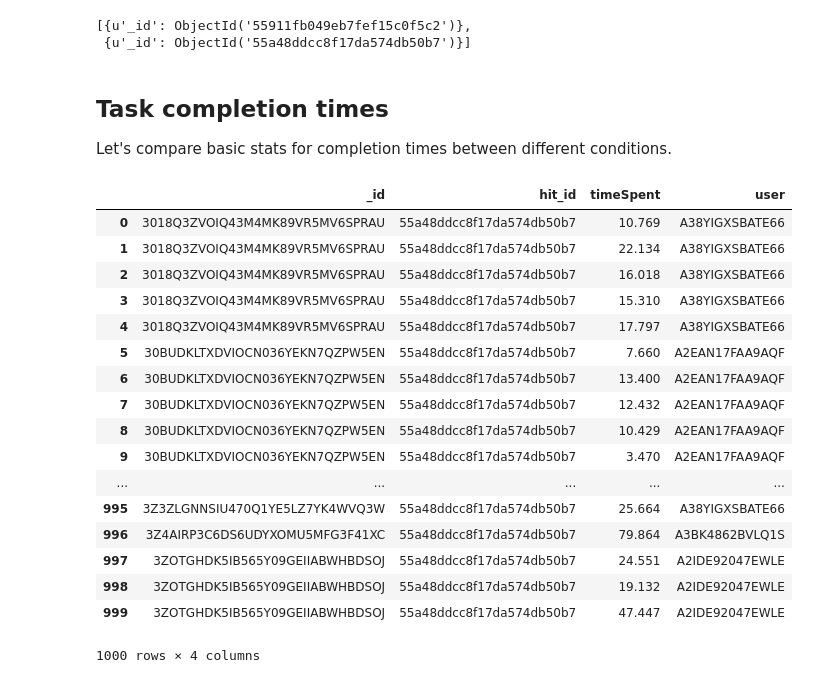
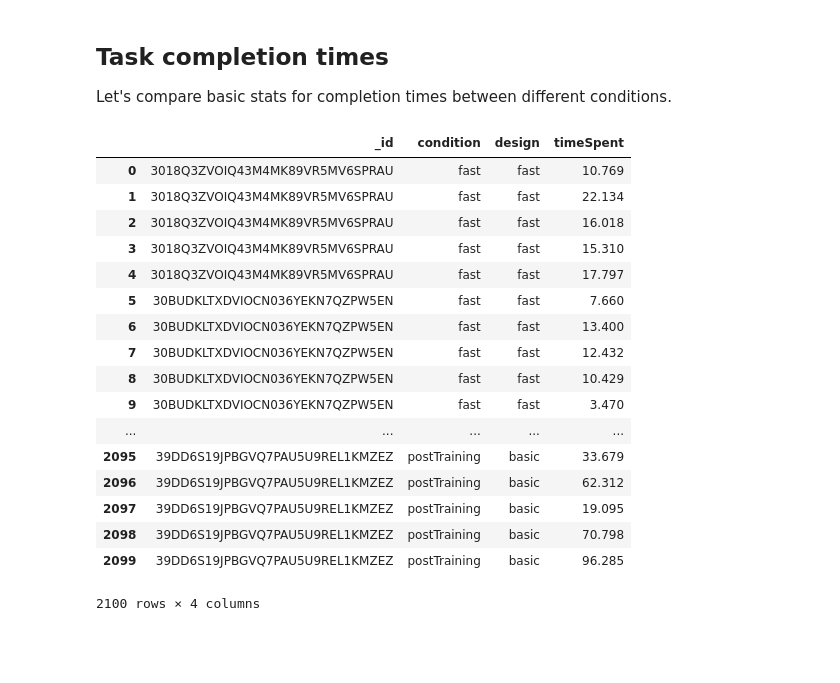
Before and after one commit to organisciak/dissertation, a Jupyter notebook: analysis/Tagging Analysis - Time.ipynb, the cells around one changed output. Drawn from its saved outputs; the diff is of its cells as text; code cells hidden in the pictures; blank space fills up the shorter version.

Commit message:
Time analysis

```diff
--- a/analysis/Tagging Analysis - Time.ipynb
+++ b/analysis/Tagging Analysis - Time.ipynb
@@ -12,40 +12,38 @@ db = client['crowdy']
 db.collection_names()
 hits = db.hits
 ts = db.tasksets
-# %%
-hits = db.hits
-list(hits.find({},{'_id':1}))
-# %% [output]
-[{u'_id': ObjectId('55911fb049eb7fef15c0f5c2')},
- {u'_id': ObjectId('55a48ddcc8f17da574db50b7')}]
 # %% [markdown]
 ## Task completion times
 
 Let's compare basic stats for completion times between different conditions.
 # %%
-times = ts.aggregate([
-    {'$match':{'user':{'$ne':"Peter"}}},
+time_search = ts.aggregate([
+    {'$match':{'meta.test':False, 'meta.type':'image tagging'}},
     {'$unwind':'$tasks'},
-    {'$project':{'timeSpent':'$tasks.timeSpent', 'user':1,'hit_id':1}},
+    {'$project':{
+                'timeSpent':'$tasks.timeSpent',
+                'design': '$meta.design',
+                'condition': '$meta.condition'
+            }},
 ])
-a = pd.DataFrame(list(times))
-a
+times = pd.DataFrame(list(time_search))
+times
 # %% [output]
-|  | _id | hit_id | timeSpent | user |
-| 0 | 3018Q3ZVOIQ43M4MK89VR5MV6SPRAU | 55a48ddcc8f17da574db50b7 | 10.769 | A38YIGXSBATE66 |
-| 1 | 3018Q3ZVOIQ43M4MK89VR5MV6SPRAU | 55a48ddcc8f17da574db50b7 | 22.134 | A38YIGXSBATE66 |
-| 2 | 3018Q3ZVOIQ43M4MK89VR5MV6SPRAU | 55a48ddcc8f17da574db50b7 | 16.018 | A38YIGXSBATE66 |
-| 3 | 3018Q3ZVOIQ43M4MK89VR5MV6SPRAU | 55a48ddcc8f17da574db50b7 | 15.310 | A38YIGXSBATE66 |
-| 4 | 3018Q3ZVOIQ43M4MK89VR5MV6SPRAU | 55a48ddcc8f17da574db50b7 | 17.797 | A38YIGXSBATE66 |
-| 5 | 30BUDKLTXDVIOCN036YEKN7QZPW5EN | 55a48ddcc8f17da574db50b7 | 7.660 | A2EAN17FAA9AQF |
-| 6 | 30BUDKLTXDVIOCN036YEKN7QZPW5EN | 55a48ddcc8f17da574db50b7 | 13.400 | A2EAN17FAA9AQF |
-| 7 | 30BUDKLTXDVIOCN036YEKN7QZPW5EN | 55a48ddcc8f17da574db50b7 | 12.432 | A2EAN17FAA9AQF |
-| 8 | 30BUDKLTXDVIOCN036YEKN7QZPW5EN | 55a48ddcc8f17da574db50b7 | 10.429 | A2EAN17FAA9AQF |
-| 9 | 30BUDKLTXDVIOCN036YEKN7QZPW5EN | 55a48ddcc8f17da574db50b7 | 3.470 | A2EAN17FAA9AQF |
+|  | _id | condition | design | timeSpent |
+| 0 | 3018Q3ZVOIQ43M4MK89VR5MV6SPRAU | fast | fast | 10.769 |
+| 1 | 3018Q3ZVOIQ43M4MK89VR5MV6SPRAU | fast | fast | 22.134 |
+| 2 | 3018Q3ZVOIQ43M4MK89VR5MV6SPRAU | fast | fast | 16.018 |
+| 3 | 3018Q3ZVOIQ43M4MK89VR5MV6SPRAU | fast | fast | 15.310 |
+| 4 | 3018Q3ZVOIQ43M4MK89VR5MV6SPRAU | fast | fast | 17.797 |
+| 5 | 30BUDKLTXDVIOCN036YEKN7QZPW5EN | fast | fast | 7.660 |
+| 6 | 30BUDKLTXDVIOCN036YEKN7QZPW5EN | fast | fast | 13.400 |
+| 7 | 30BUDKLTXDVIOCN036YEKN7QZPW5EN | fast | fast | 12.432 |
+| 8 | 30BUDKLTXDVIOCN036YEKN7QZPW5EN | fast | fast | 10.429 |
+| 9 | 30BUDKLTXDVIOCN036YEKN7QZPW5EN | fast | fast | 3.470 |
 | ... | ... | ... | ... | ... |
-| 995 | 3Z3ZLGNNSIU470Q1YE5LZ7YK4WVQ3W | 55a48ddcc8f17da574db50b7 | 25.664 | A38YIGXSBATE66 |
-| 996 | 3Z4AIRP3C6DS6UDYXOMU5MFG3F41XC | 55a48ddcc8f17da574db50b7 | 79.864 | A3BK4862BVLQ1S |
-| 997 | 3ZOTGHDK5IB565Y09GEIIABWHBDSOJ | 55a48ddcc8f17da574db50b7 | 24.551 | A2IDE92047EWLE |
-| 998 | 3ZOTGHDK5IB565Y09GEIIABWHBDSOJ | 55a48ddcc8f17da574db50b7 | 19.132 | A2IDE92047EWLE |
-| 999 | 3ZOTGHDK5IB565Y09GEIIABWHBDSOJ | 55a48ddcc8f17da574db50b7 | 47.447 | A2IDE92047EWLE |
+| 2095 | 39DD6S19JPBGVQ7PAU5U9REL1KMZEZ | postTraining | basic | 33.679 |
+| 2096 | 39DD6S19JPBGVQ7PAU5U9REL1KMZEZ | postTraining | basic | 62.312 |
+| 2097 | 39DD6S19JPBGVQ7PAU5U9REL1KMZEZ | postTraining | basic | 19.095 |
+| 2098 | 39DD6S19JPBGVQ7PAU5U9REL1KMZEZ | postTraining | basic | 70.798 |
+| 2099 | 39DD6S19JPBGVQ7PAU5U9REL1KMZEZ | postTraining | basic | 96.285 |
-1000 rows × 4 columns
+2100 rows × 4 columns
```
Also changed, not shown: parts of 14 cells of this notebook, 3 other files.
